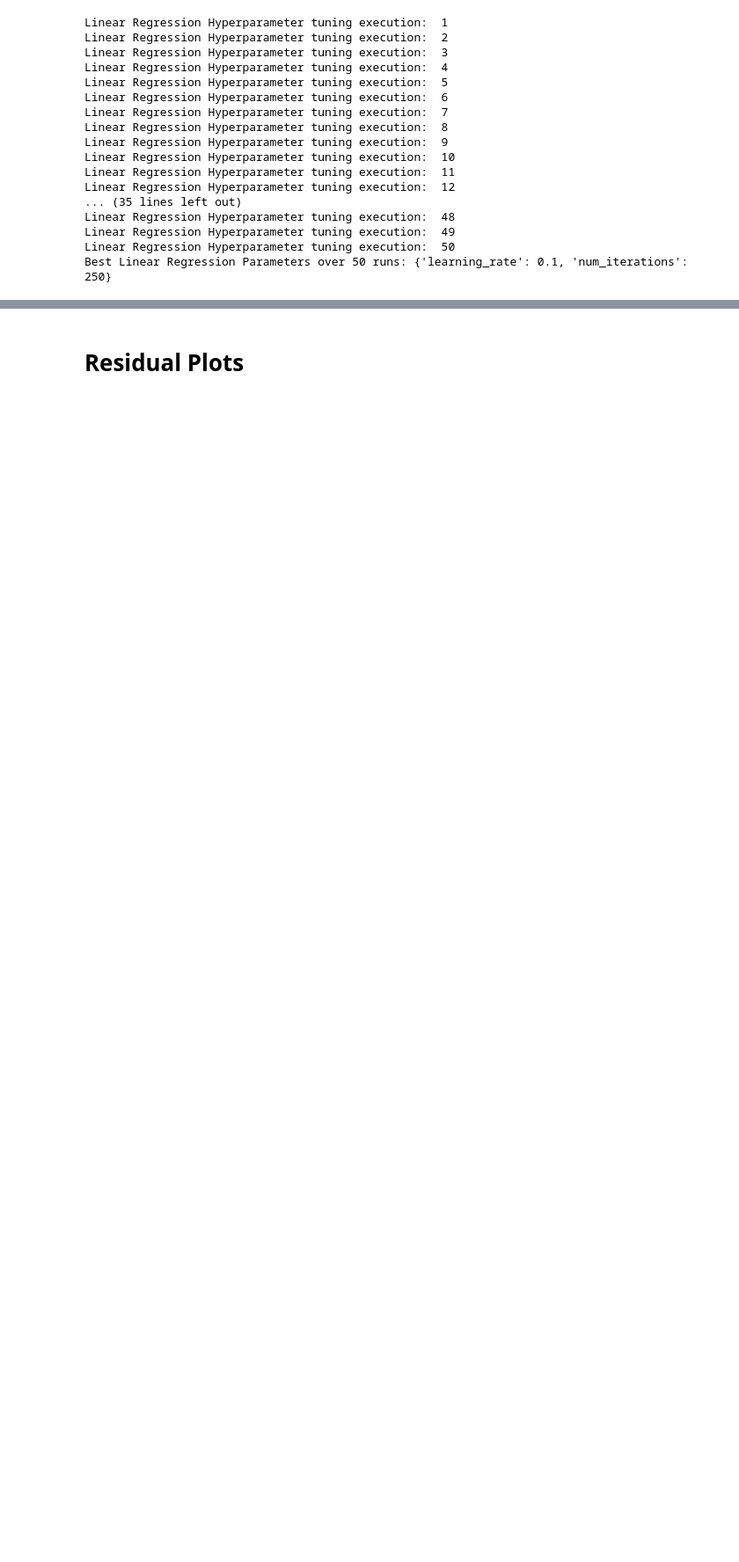
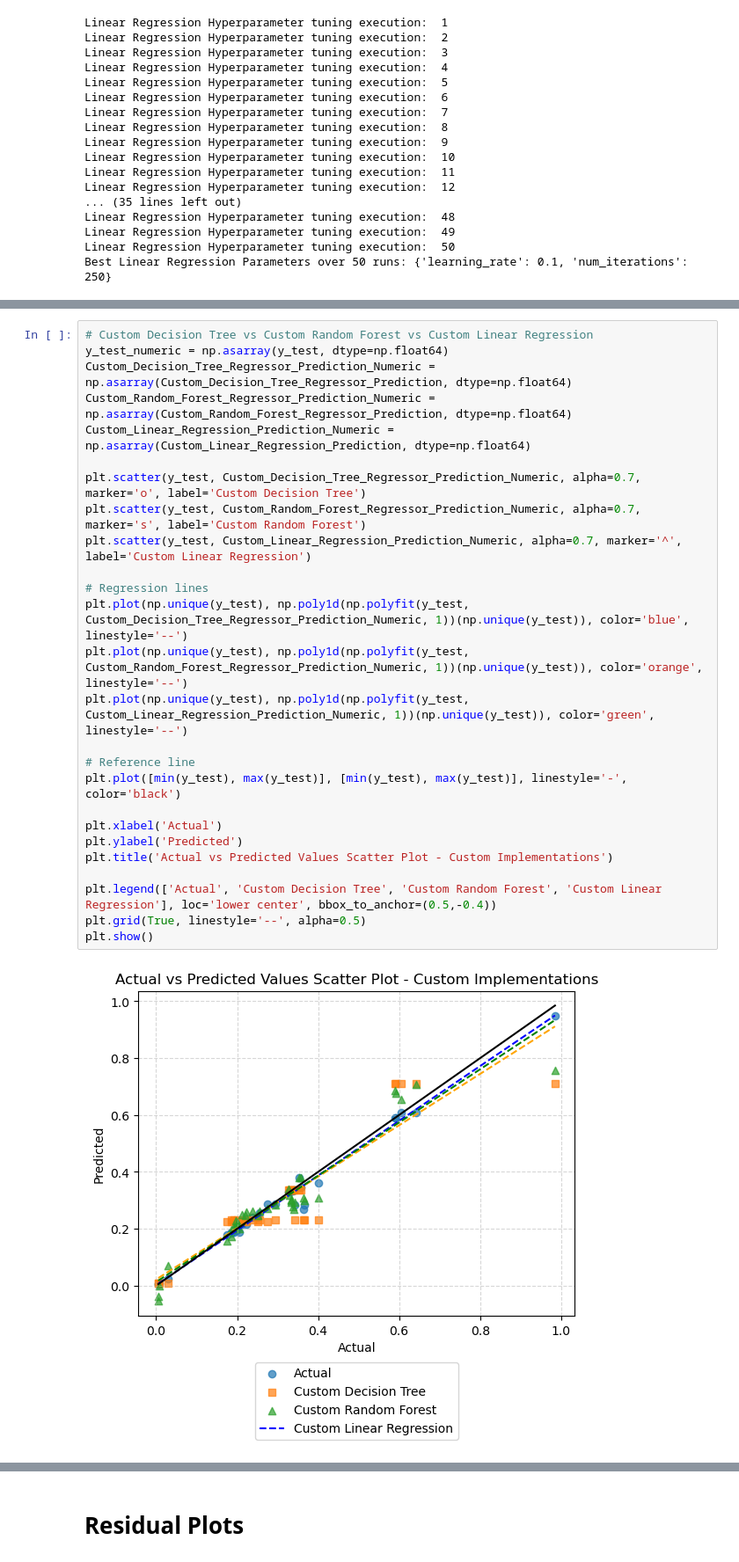
Before and after one commit to NathanPortelli/ICS5110-Applied-ML, a Jupyter notebook: main.ipynb, the cells around one changed output, grey strips where cells are left out. Shown at 88% size. Saved outputs shown, nothing was run; the diff lists cells and outputs as text; blank space fills up the shorter version.

```diff
--- a/main.ipynb
+++ b/main.ipynb
@@ -420 +297,29 @@ plt.show()
+# %%
+# Custom Decision Tree vs Custom Random Forest vs Custom Linear Regression
+y_test_numeric = np.asarray(y_test, dtype=np.float64)
+Custom_Decision_Tree_Regressor_Prediction_Numeric = np.asarray(Custom_Decision_Tree_Regressor_Prediction, dtype=np.float64)
+Custom_Random_Forest_Regressor_Prediction_Numeric = np.asarray(Custom_Random_Forest_Regressor_Prediction, dtype=np.float64)
+Custom_Linear_Regression_Prediction_Numeric = np.asarray(Custom_Linear_Regression_Prediction, dtype=np.float64)
+
+plt.scatter(y_test, Custom_Decision_Tree_Regressor_Prediction_Numeric, alpha=0.7, marker='o', label='Custom Decision Tree')
+plt.scatter(y_test, Custom_Random_Forest_Regressor_Prediction_Numeric, alpha=0.7, marker='s', label='Custom Random Forest')
+plt.scatter(y_test, Custom_Linear_Regression_Prediction_Numeric, alpha=0.7, marker='^', label='Custom Linear Regression')
+
+# Regression lines
+plt.plot(np.unique(y_test), np.poly1d(np.polyfit(y_test, Custom_Decision_Tree_Regressor_Prediction_Numeric, 1))(np.unique(y_test)), color='blue', linestyle='--')
+plt.plot(np.unique(y_test), np.poly1d(np.polyfit(y_test, Custom_Random_Forest_Regressor_Prediction_Numeric, 1))(np.unique(y_test)), color='orange', linestyle='--')
+plt.plot(np.unique(y_test), np.poly1d(np.polyfit(y_test, Custom_Linear_Regression_Prediction_Numeric, 1))(np.unique(y_test)), color='green', linestyle='--')
+
+# Reference line
+plt.plot([min(y_test), max(y_test)], [min(y_test), max(y_test)], linestyle='-', color='black')
+
+plt.xlabel('Actual')
+plt.ylabel('Predicted')
+plt.title('Actual vs Predicted Values Scatter Plot - Custom Implementations')
+
+plt.legend(['Actual', 'Custom Decision Tree', 'Custom Random Forest', 'Custom Linear Regression'], loc='lower center', bbox_to_anchor=(0.5,-0.4))
+plt.grid(True, linestyle='--', alpha=0.5)
+plt.show()
+# %% [output]
+[figure, added]
 # %% [markdown]
```
Also changed, not shown: parts of 13 cells of this notebook.
